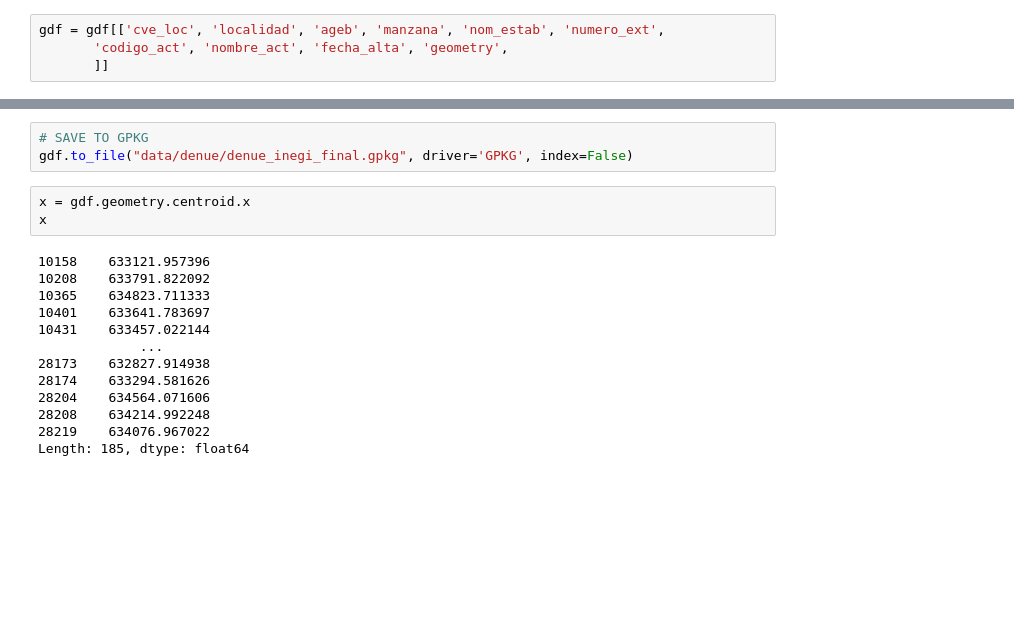
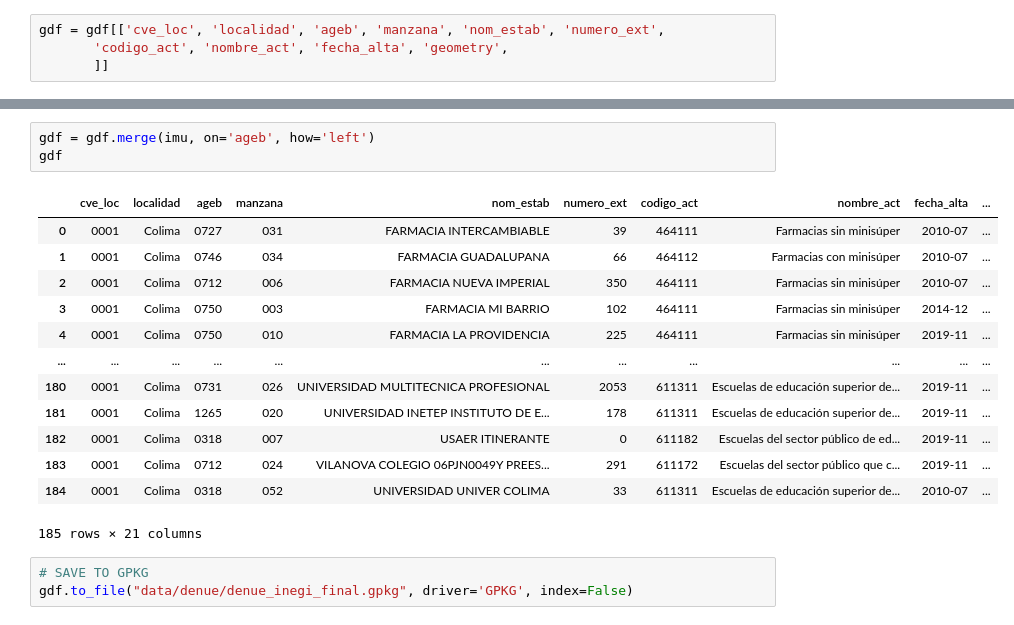
Before and after one commit to pcorner10/prep_2023, a Jupyter notebook: readSingleDenue2022.ipynb, the cells around one changed output, grey strips where cells are left out. Cells and saved outputs as stored; diff of their text form; blank space fills up the shorter version.

```diff
--- a/readSingleDenue2022.ipynb
+++ b/readSingleDenue2022.ipynb
@@ -63,19 +117,20 @@ gdf = gdf[['cve_loc', 'localidad', 'ageb', 'manzana', 'nom_estab', 'numero_ext',
+# %%
+gdf = gdf.merge(imu, on='ageb', how='left')
+gdf
+# %% [output]
+|  | cve_loc | localidad | ageb | manzana | nom_estab | numero_ext | codigo_act | nombre_act | fecha_alta | ... |
+| 0 | 0001 | Colima | 0727 | 031 | FARMACIA INTERCAMBIABLE | 39 | 464111 | Farmacias sin minisúper | 2010-07 | ... |
+| 1 | 0001 | Colima | 0746 | 034 | FARMACIA GUADALUPANA | 66 | 464112 | Farmacias con minisúper | 2010-07 | ... |
+| 2 | 0001 | Colima | 0712 | 006 | FARMACIA NUEVA IMPERIAL | 350 | 464111 | Farmacias sin minisúper | 2010-07 | ... |
+| 3 | 0001 | Colima | 0750 | 003 | FARMACIA MI BARRIO | 102 | 464111 | Farmacias sin minisúper | 2014-12 | ... |
+| 4 | 0001 | Colima | 0750 | 010 | FARMACIA LA PROVIDENCIA | 225 | 464111 | Farmacias sin minisúper | 2019-11 | ... |
+| ... | ... | ... | ... | ... | ... | ... | ... | ... | ... | ... |
+| 180 | 0001 | Colima | 0731 | 026 | UNIVERSIDAD MULTITECNICA PROFESIONAL | 2053 | 611311 | Escuelas de educación superior de... | 2019-11 | ... |
+| 181 | 0001 | Colima | 1265 | 020 | UNIVERSIDAD INETEP INSTITUTO DE E... | 178 | 611311 | Escuelas de educación superior de... | 2019-11 | ... |
+| 182 | 0001 | Colima | 0318 | 007 | USAER ITINERANTE | 0 | 611182 | Escuelas del sector público de ed... | 2019-11 | ... |
+| 183 | 0001 | Colima | 0712 | 024 | VILANOVA COLEGIO 06PJN0049Y PREES... | 291 | 611172 | Escuelas del sector público que c... | 2019-11 | ... |
+| 184 | 0001 | Colima | 0318 | 052 | UNIVERSIDAD UNIVER COLIMA | 33 | 611311 | Escuelas de educación superior de... | 2010-07 | ... |
+185 rows × 21 columns
 # %%
 # SAVE TO GPKG
 gdf.to_file("data/denue/denue_inegi_final.gpkg", driver='GPKG', index=False)
-# %%
-x = gdf.geometry.centroid.x
-x
-# %% [output]
-10158    633121.957396
-10208    633791.822092
-10365    634823.711333
-10401    633641.783697
-10431    633457.022144
-             ...
-28173    632827.914938
-28174    633294.581626
-28204    634564.071606
-28208    634214.992248
-28219    634076.967022
-Length: 185, dtype: float64
```
Also changed, not shown: parts of 6 cells of this notebook, 3 other files.
